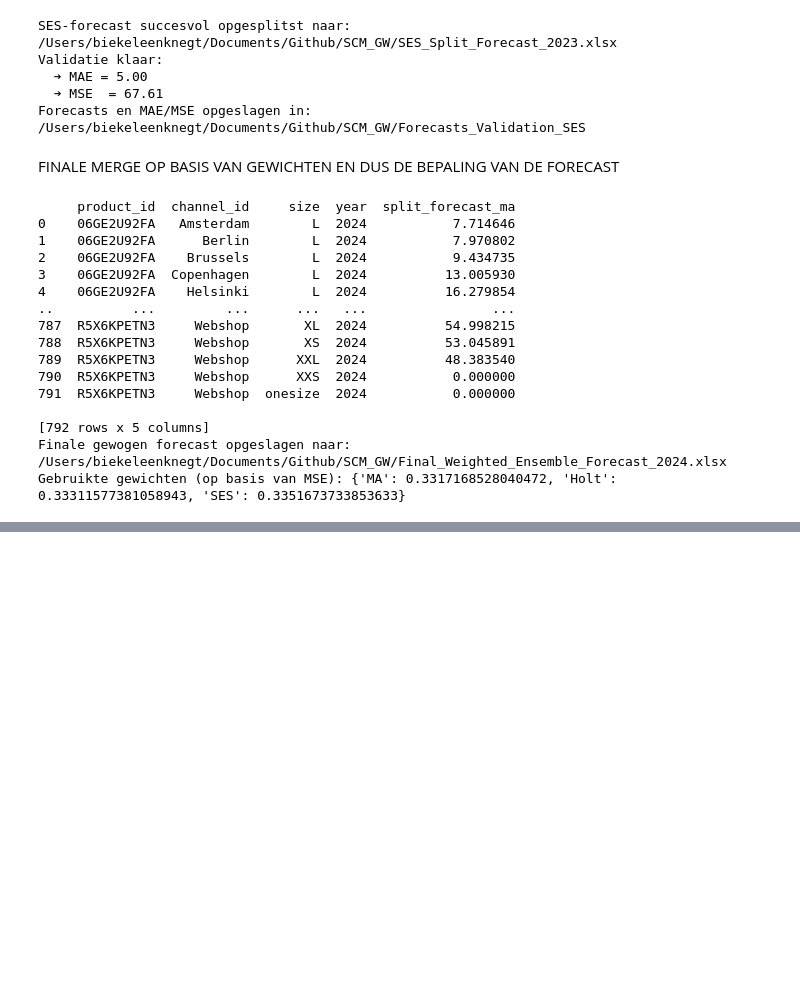
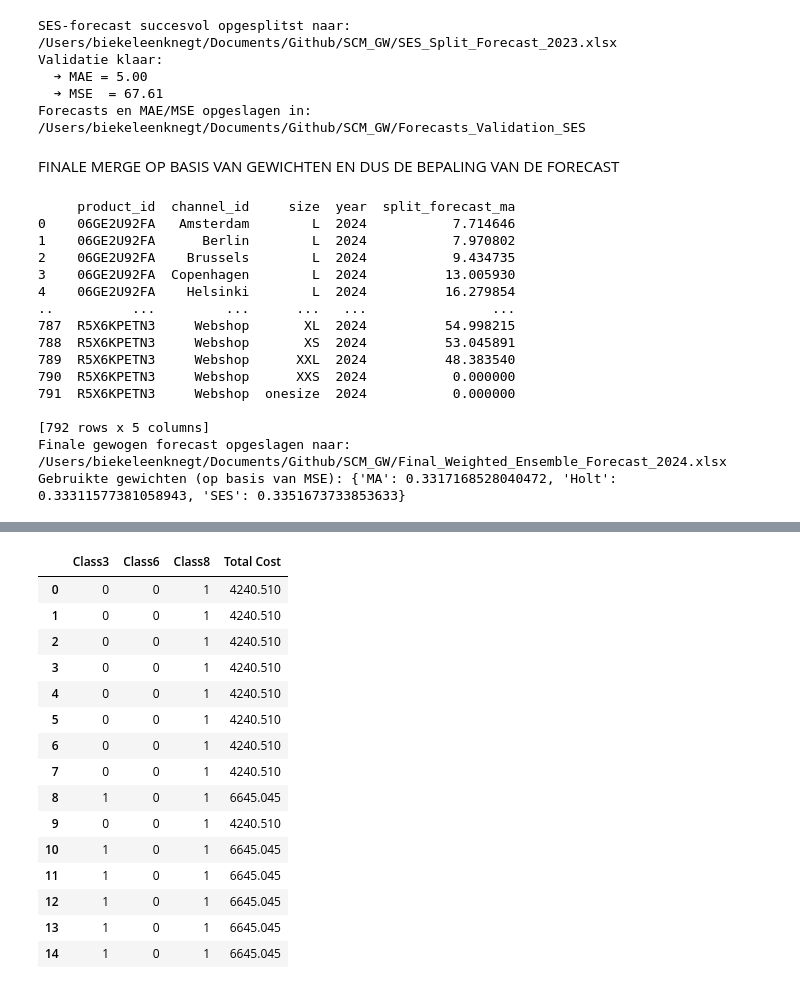
Before and after one commit to biekeleenknegt/SCM_GW, a Jupyter notebook: FULL_CODE.ipynb, the cells around one changed output, grey strips where cells are left out. Cells and saved outputs as stored; diff of their text form; code cells hidden in the pictures; blank space fills up the shorter version.

```diff
--- a/FULL_CODE.ipynb
+++ b/FULL_CODE.ipynb
@@ -1833,0 +1836,99 @@ Gebruikte gewichten (op basis van MSE): {'MA': 0.3317168528040472, 'Holt': 0.333
+# %%
+
+import pandas as pd
+
+#following the algorithm to find the shipping costs
+
+#Based on data from Amazon Trucks
+#Van: Class3
+#Small-Medium truck: Class 6
+#Large truck: Class 8
+
+#Cost per km
+cost_per_km_class3 = 0.82
+cost_per_km_class6 = 1.025
+cost_per_km_class8 = 1.27
+distance_km = 2369
+
+#Truck capacities
+capacity_class3 = 21
+capacity_class6 = 50
+capacity_class8 = 108
+
+#Volumes to shipped based on the volumes of prepacks (this is from other group)
+volumes = [83.82, 72.71, 79.06, 83.35, 90.63, 92.89, 98.96, 96.93, 108.62, 107.47, 108.39, 112.95, 116.62, 116.24, 123.76]
+
+
+
+#Fuel prices and efficiencies
+fuel_price = 1.56  # per liter based on the average of our locations
+efficiency_class3 = 8
+efficiency_class6 = 5 # km per liter
+efficiency_class8 = 3
+
+
+"""
+This function: Tries every possible combination of trucks that can carry the given volume.
+Computes base transport costs (rate × distance × number of trucks).
+Computes fuel costs (based on distance, fuel efficiency, and number of trucks).
+Returns the cheapest combination that can carry the volume.
+
+Key Steps:
+Loops through all feasible combinations of small, medium, and large trucks.
+Skips combinations where total capacity is less than the required volume.
+Calculates:
+Base cost for each truck type.
+Fuel cost for each truck type.
+
+"""
+
+
+def calculate_combination_costs(volume):
+    best_cost = float('inf')
+    best_combination = None
+
+    # Try all combinations
+    for num_class8 in range(int(volume // capacity_class8) + 2):
+        for num_class6 in range(int(volume // capacity_class6) + 2):
+            for num_class3 in range(int(volume // capacity_class3) + 2):
+                total_capacity = num_class8 * capacity_class8 + num_class6 * capacity_class6 + num_class3 * capacity_class3
+                if total_capacity >= volume:
+                    # Base costs
+                    base_cost_class3 = num_class3 * cost_per_km_class3 * distance_km
+                    base_cost_class6 = num_class6 * cost_per_km_class6 * distance_km
+                    base_cost_class8 = num_class8 * cost_per_km_class8 * distance_km
+
+                    # Fuel costs
+                    fuel_cost_class3 = distance_km * (1 / efficiency_class3) * fuel_price * num_class3
+                    fuel_cost_class6 = distance_km * (1 / efficiency_class6) * fuel_price * num_class6
+                    fuel_cost_class8 = distance_km * (1 / efficiency_class8) * fuel_price * num_class8
+                    # Total costs
+                    total_cost = base_cost_class3 + base_cost_class6 + base_cost_class8 + fuel_cost_class3 + fuel_cost_class6 + fuel_cost_class8
+                    if total_cost < best_cost:
+                        best_cost = total_cost
+                        best_combination = (num_class3, num_class6, num_class8, total_cost)
+
+    return best_combination
+
+
+#Applies the function to each shipment volume in the list
+combination_costs = [calculate_combination_costs(volume) for volume in volumes]
+combination_costs = pd.DataFrame(combination_costs, columns=['Class3', 'Class6', 'Class8', 'Total Cost'])
+combination_costs
+# %% [output]
+|  | Class3 | Class6 | Class8 | Total Cost |
+| 0 | 0 | 0 | 1 | 4240.510 |
+| 1 | 0 | 0 | 1 | 4240.510 |
+| 2 | 0 | 0 | 1 | 4240.510 |
+| 3 | 0 | 0 | 1 | 4240.510 |
+| 4 | 0 | 0 | 1 | 4240.510 |
+| 5 | 0 | 0 | 1 | 4240.510 |
+| 6 | 0 | 0 | 1 | 4240.510 |
+| 7 | 0 | 0 | 1 | 4240.510 |
+| 8 | 1 | 0 | 1 | 6645.045 |
+| 9 | 0 | 0 | 1 | 4240.510 |
+| 10 | 1 | 0 | 1 | 6645.045 |
+| 11 | 1 | 0 | 1 | 6645.045 |
+| 12 | 1 | 0 | 1 | 6645.045 |
+| 13 | 1 | 0 | 1 | 6645.045 |
+| 14 | 1 | 0 | 1 | 6645.045 |
```
Also changed, not shown: parts of 1 cell of this notebook.
